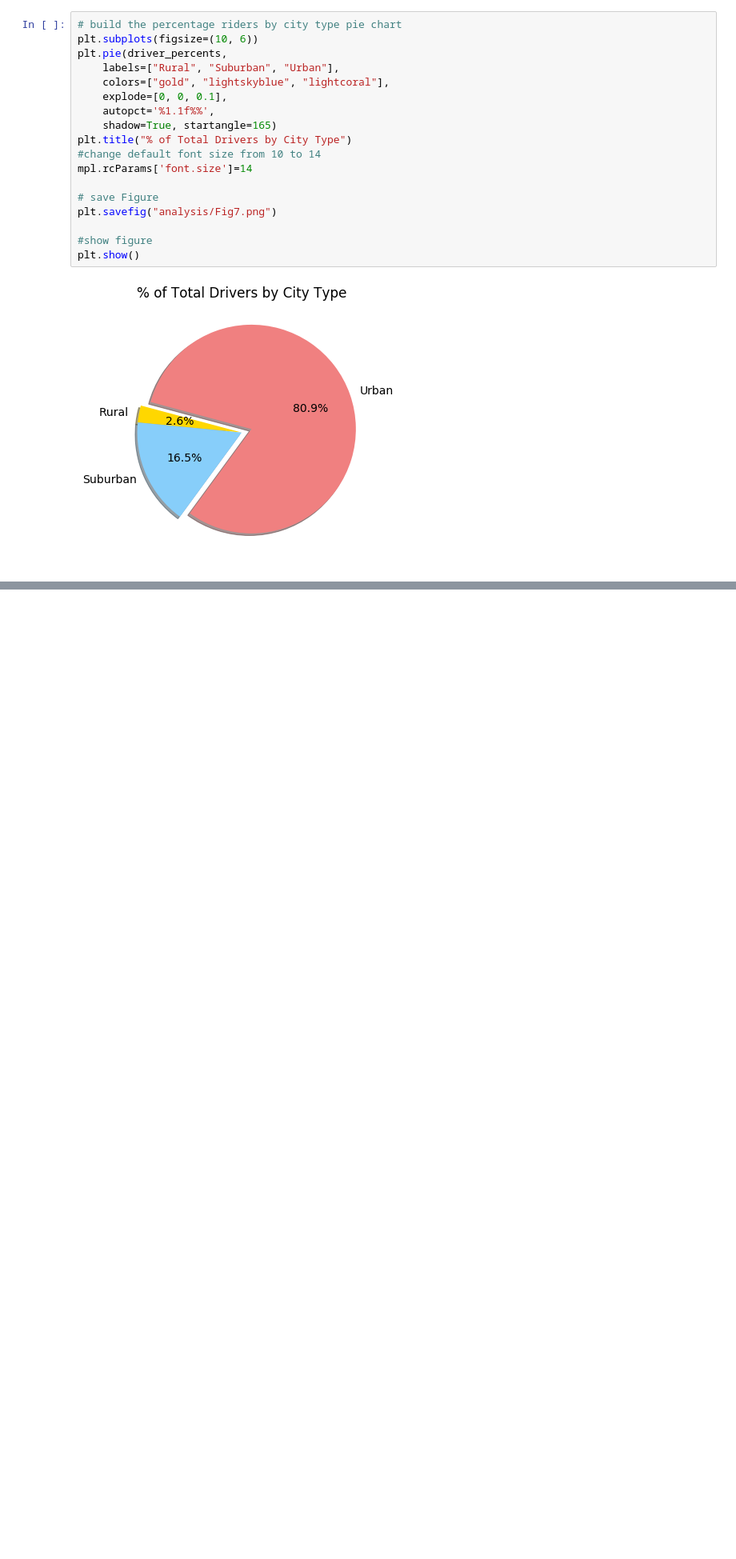
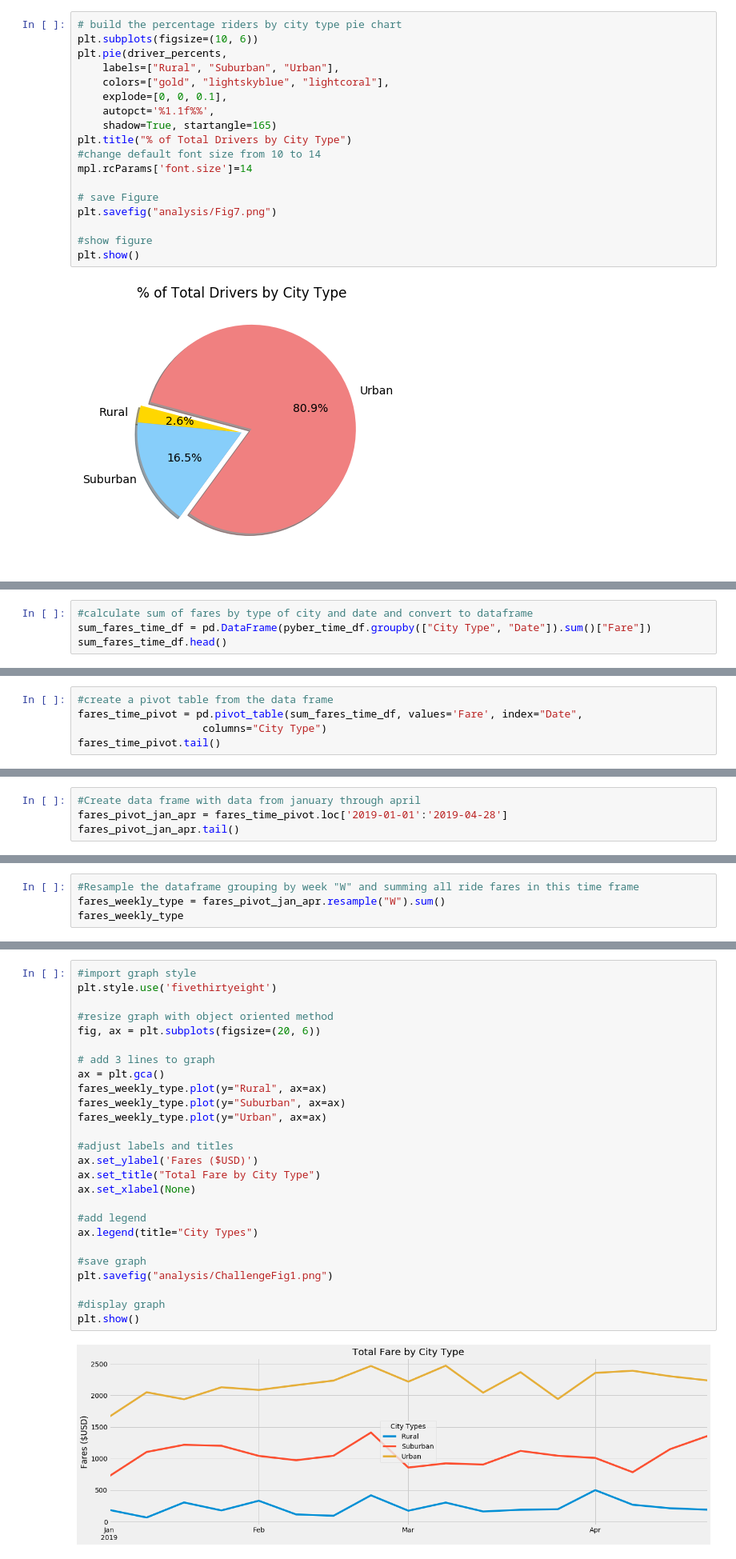
Before and after one commit to jtwalker126/PyBer_Analysis, a Jupyter notebook: PyBer.ipynb, the cells around one changed output, grey strips where cells are left out. Shown at 80% size. Drawn from its saved outputs; the diff is of its cells as text; blank space fills up the shorter version.

Commit message:
adding challenge figure and jupyter notebook analysis

```diff
--- a/PyBer.ipynb
+++ b/PyBer.ipynb
@@ -896,0 +1041,4 @@ plt.show()
+# %%
+#calculate sum of fares by type of city and date and convert to dataframe
+sum_fares_time_df = pd.DataFrame(pyber_time_df.groupby(["City Type", "Date"]).sum()["Fare"])
+sum_fares_time_df.head()
@@ -896,0 +1053,5 @@ plt.show()
+# %%
+#create a pivot table from the data frame
+fares_time_pivot = pd.pivot_table(sum_fares_time_df, values='Fare', index="Date",
+                    columns="City Type")
+fares_time_pivot.tail()
@@ -896,0 +1066,4 @@ plt.show()
+# %%
+#Create data frame with data from january through april
+fares_pivot_jan_apr = fares_time_pivot.loc['2019-01-01':'2019-04-28']
+fares_pivot_jan_apr.tail()
@@ -896,0 +1078,4 @@ plt.show()
+# %%
+#Resample the dataframe grouping by week "W" and summing all ride fares in this time frame
+fares_weekly_type = fares_pivot_jan_apr.resample("W").sum()
+fares_weekly_type
@@ -896,0 +1102,28 @@ plt.show()
+# %%
+#import graph style
+plt.style.use('fivethirtyeight')
+
+#resize graph with object oriented method
+fig, ax = plt.subplots(figsize=(20, 6))
+
+# add 3 lines to graph
+ax = plt.gca()
+fares_weekly_type.plot(y="Rural", ax=ax)
+fares_weekly_type.plot(y="Suburban", ax=ax)
+fares_weekly_type.plot(y="Urban", ax=ax)
+
+#adjust labels and titles
+ax.set_ylabel('Fares ($USD)')
+ax.set_title("Total Fare by City Type")
+ax.set_xlabel(None)
+
+#add legend
+ax.legend(title="City Types")
+
+#save graph
+plt.savefig("analysis/ChallengeFig1.png")
+
+#display graph
+plt.show()
+# %% [output]
+[figure, added]
```
Also changed, not shown: parts of 17 cells of this notebook, 1 other file.
